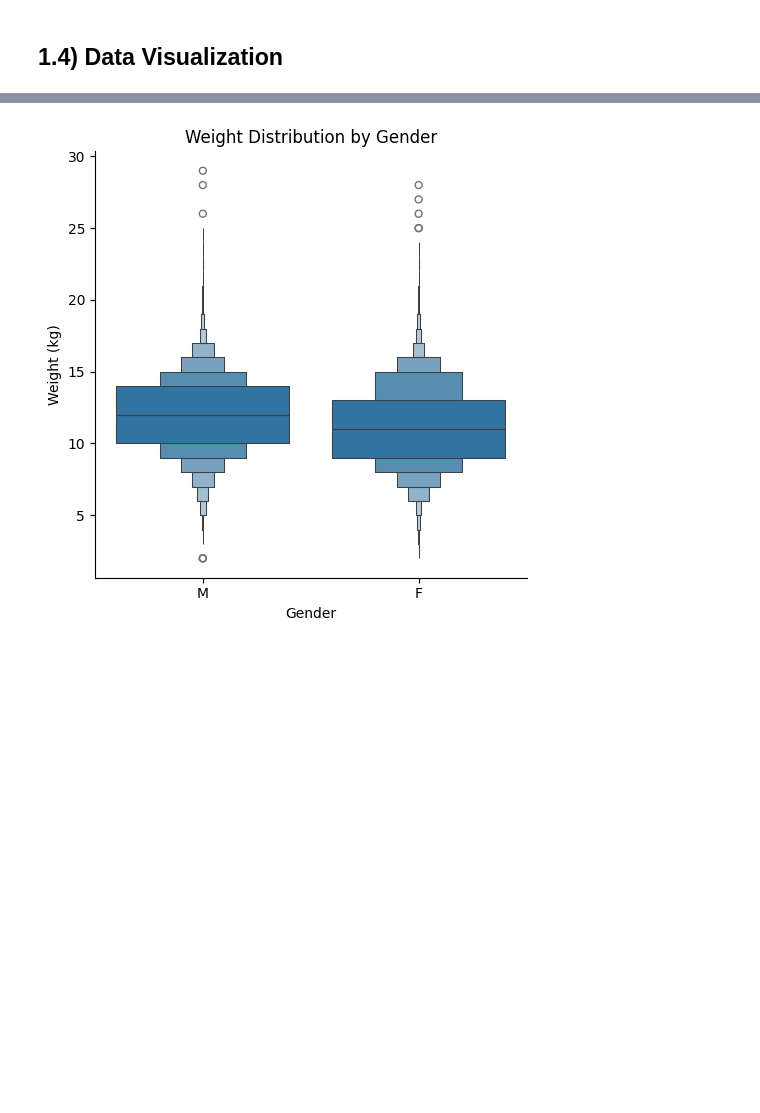
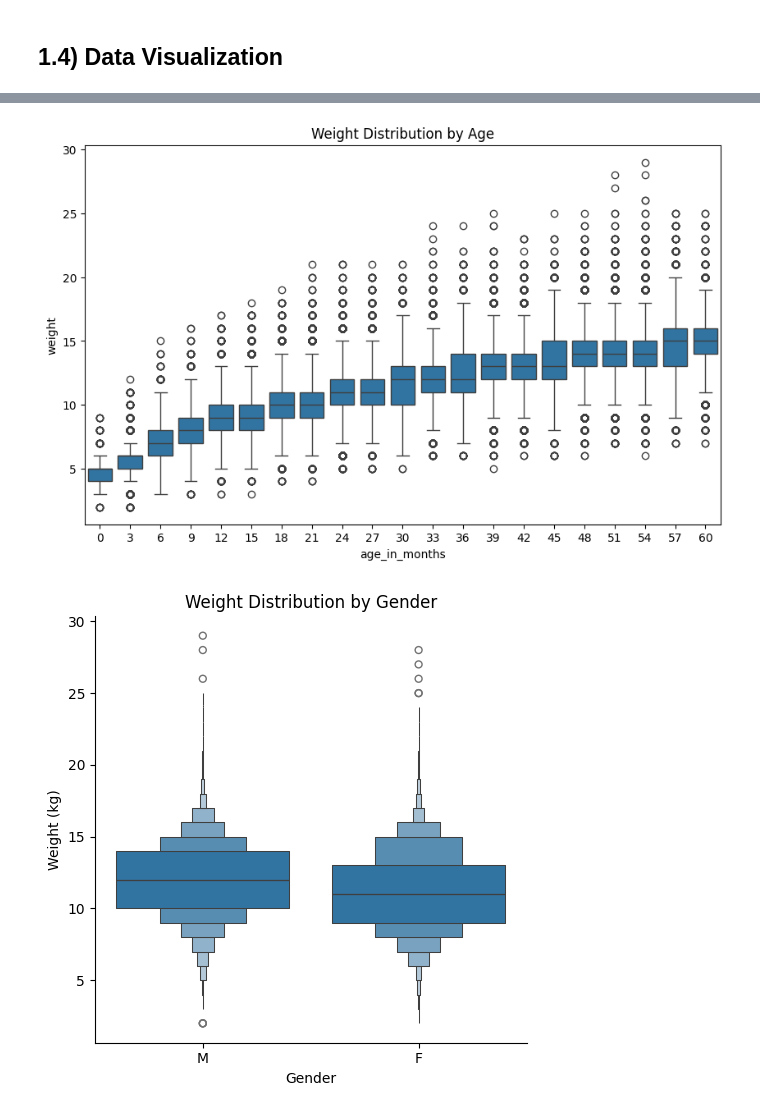
Before and after one commit to amcucunuba/growth_of_children, a Jupyter notebook: Baby's_growth.ipynb, the cells around one changed output, grey strips where cells are left out. Saved outputs shown, nothing was run; the diff lists cells and outputs as text; code cells hidden in the pictures; blank space fills up the shorter version.

```diff
--- a/Baby's_growth.ipynb
+++ b/Baby's_growth.ipynb
@@ -279,3 +274,11 @@ zones.set(xlabel='District', ylabel='Frequency', title='Distribution of District
+# %%
+# Visualize outliers using a boxplot
+plt.figure(figsize=(10,6))
+sns.boxplot(x='age_in_months', y='weight', data=df_transformed)
+plt.title('Weight Distribution by Age')
+plt.show()
+# %% [output]
+[figure, added]
 # %%
 outliers_weight = sns.catplot(x='gender', y='weight', data= df_transformed, kind = 'boxen')
 outliers_weight.set(xlabel='Gender', ylabel='Weight (kg)', title='Weight Distribution by Gender');
```
Also changed, not shown: parts of 27 cells of this notebook.
